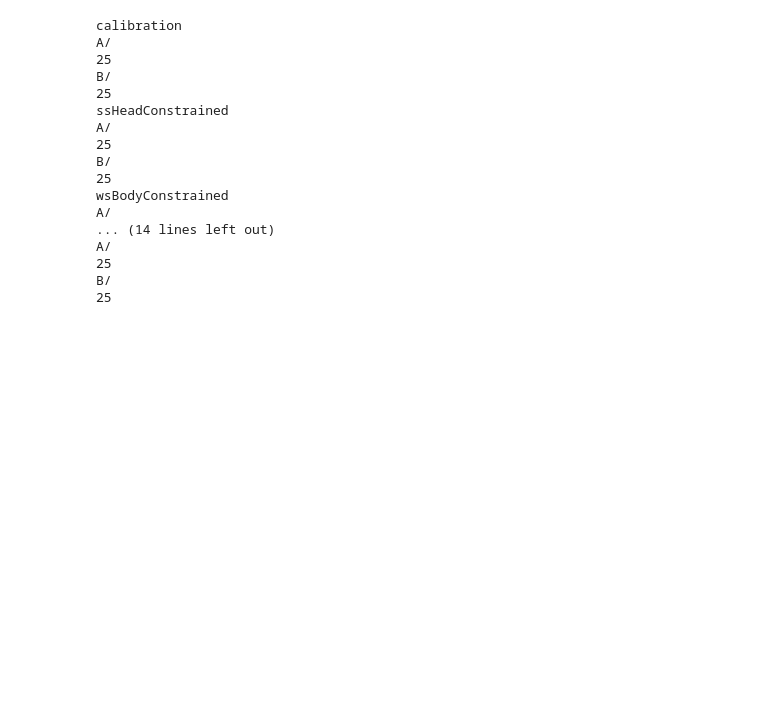
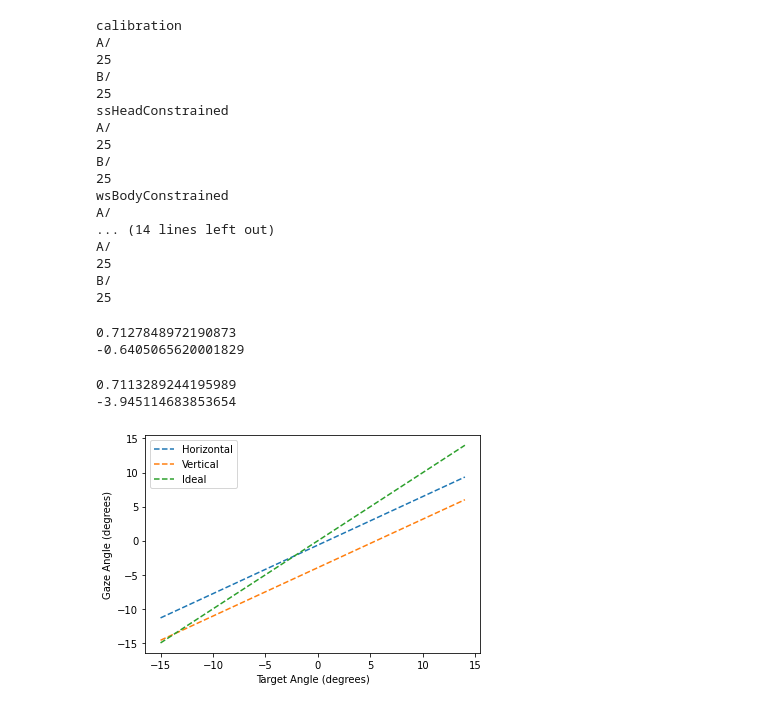
Before and after one commit to vivianross06/HoloLensEyeTracking-DataAnalysis, a Jupyter notebook: Data Analysis/averageError.ipynb, the cells around one changed output. Drawn from its saved outputs; the diff is of its cells as text; code cells hidden in the pictures; blank space fills up the shorter version.

```diff
--- a/Data Analysis/averageError.ipynb
+++ b/Data Analysis/averageError.ipynb
@@ -77,0 +96,31 @@ B/
+# %%
+x = np.array(totalHorizontal['TargetAngleX'])
+y = np.array(totalHorizontal['GazeAngleX'])
+a, b = np.polyfit(x, y, 1)
+print(a)
+print(b)
+# %% [output]
+0.7127848972190873
+-0.6405065620001829
+# %%
+x = np.array(totalVertical['TargetAngleY'])
+y = np.array(totalVertical['GazeAngleY'])
+a, b = np.polyfit(x, y, 1)
+print(a)
+print(b)
+# %% [output]
+0.7113289244195989
+-3.945114683853654
+# %%
+x = np.arange(-15, 15, 1)
+horz = -0.64 + 0.7127 * x
+vert = -3.945 + 0.711 * x
+plt.plot(x, horz, '--', label='Horizontal')
+plt.plot(x, vert, '--', label="Vertical")
+plt.plot(x, x, '--', label='Ideal')
+plt.xlabel('Target Angle (degrees)')
+plt.ylabel('Gaze Angle (degrees)')
+plt.legend()
+plt.show()
+# %% [output]
+[figure, added]
```
Also changed, not shown: parts of 3 cells of this notebook.
